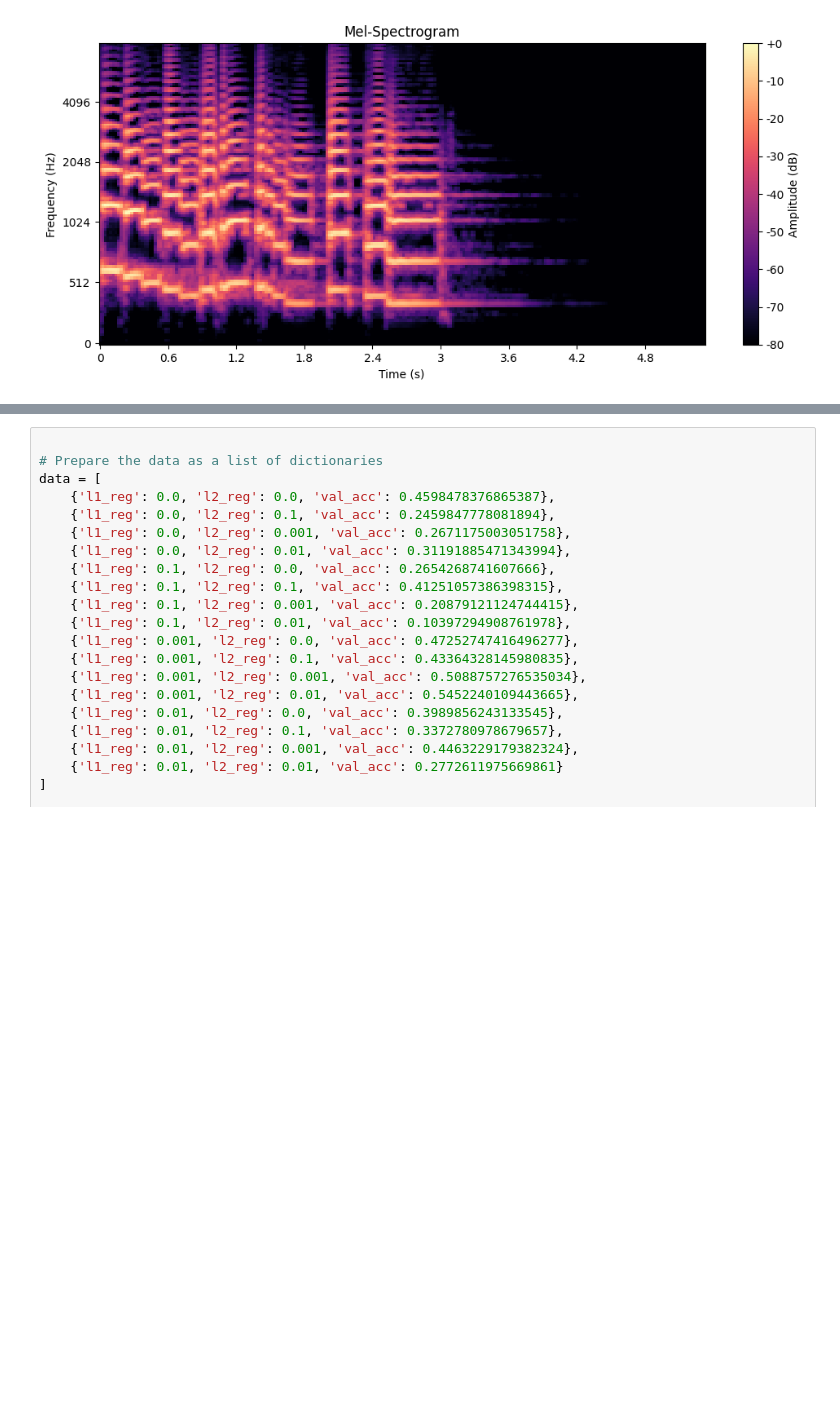
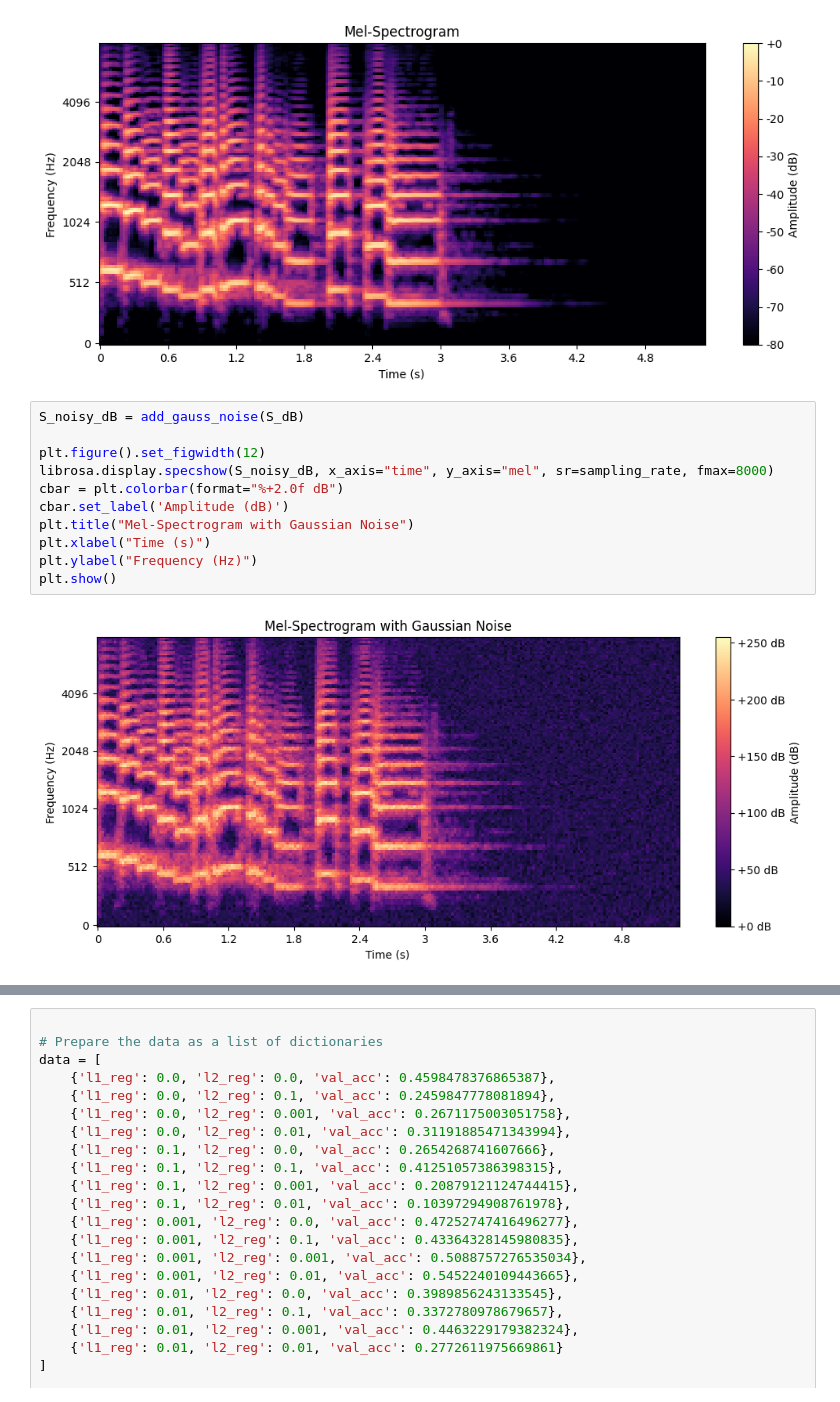
Before and after one commit to menduv/Thesis, a Jupyter notebook: experiments/graphs_thesis.ipynb, the cells around one changed output, grey strips where cells are left out. Cells and saved outputs as stored; diff of their text form; blank space fills up the shorter version.

```diff
--- a/experiments/graphs_thesis.ipynb
+++ b/experiments/graphs_thesis.ipynb
@@ -88,3 +89,16 @@ plt.ylabel("Frequency (Hz)")
 plt.show()
 # %% [output]
 [figure]
+# %%
+S_noisy_dB = add_gauss_noise(S_dB)
+
+plt.figure().set_figwidth(12)
+librosa.display.specshow(S_noisy_dB, x_axis="time", y_axis="mel", sr=sampling_rate, fmax=8000)
+cbar = plt.colorbar(format="%+2.0f dB")
+cbar.set_label('Amplitude (dB)')
+plt.title("Mel-Spectrogram with Gaussian Noise")
+plt.xlabel("Time (s)")
+plt.ylabel("Frequency (Hz)")
+plt.show()
+# %% [output]
+[figure, added]
```
Also changed, not shown: parts of 3 cells of this notebook, 5 other files.
